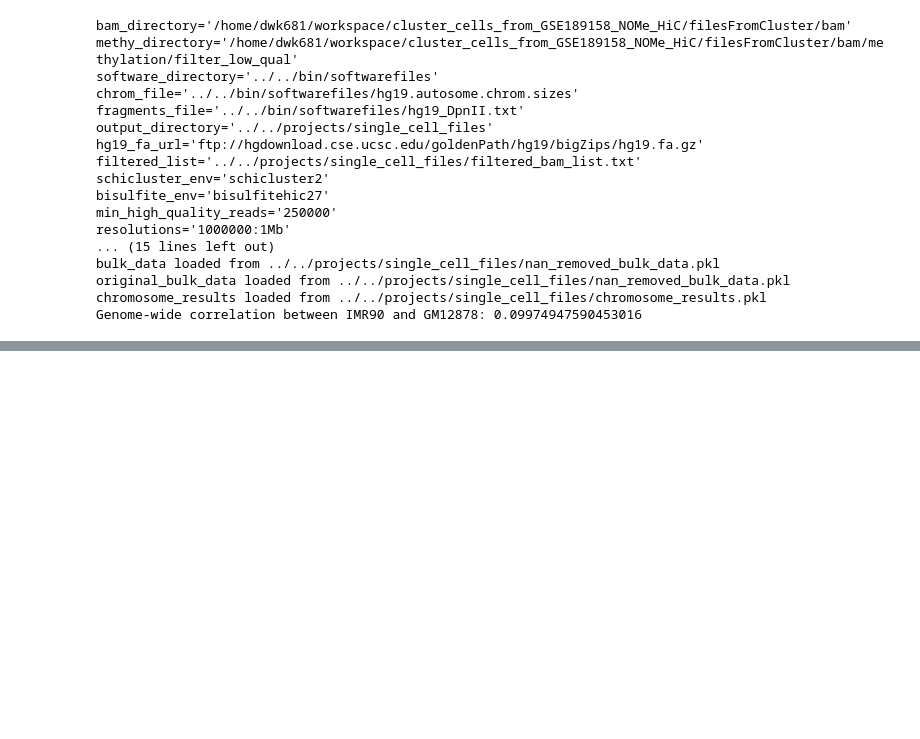
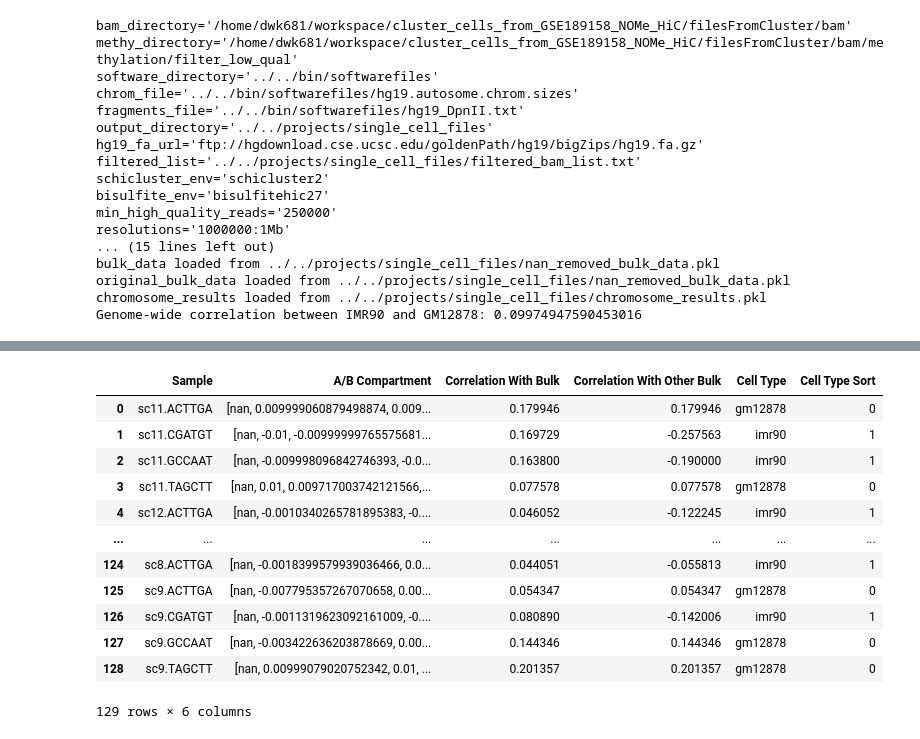
Before and after one commit to DavidWarrenKatz/Hypermatrix, a Jupyter notebook: utilities/single-cell/make_AB_compartments.ipynb, the cells around one changed output, grey strips where cells are left out. Drawn from its saved outputs; the diff is of its cells as text; code cells hidden in the pictures; blank space fills up the shorter version.

```diff
--- a/utilities/single-cell/make_AB_compartments.ipynb
+++ b/utilities/single-cell/make_AB_compartments.ipynb
@@ -157,4 +314,18 @@ for chr, corr in imr90_avg_corr.items():
 # %%
 chr = 1
-chromosome_results[f'chr{chr}']['Correlation With Bulk']
+chromosome_results[f'chr{chr}']
+# %% [output]
+|  | Sample | A/B Compartment | Correlation With Bulk | Correlation With Other Bulk | Cell Type | Cell Type Sort |
+| 0 | sc11.ACTTGA | [nan, 0.009999060879498874, 0.009... | 0.179946 | 0.179946 | gm12878 | 0 |
+| 1 | sc11.CGATGT | [nan, -0.01, -0.00999999765575681... | 0.169729 | -0.257563 | imr90 | 1 |
+| 2 | sc11.GCCAAT | [nan, -0.009998096842746393, -0.0... | 0.163800 | -0.190000 | imr90 | 1 |
+| 3 | sc11.TAGCTT | [nan, 0.01, 0.009717003742121566,... | 0.077578 | 0.077578 | gm12878 | 0 |
+| 4 | sc12.ACTTGA | [nan, -0.0010340265781895383, -0.... | 0.046052 | -0.122245 | imr90 | 1 |
+| ... | ... | ... | ... | ... | ... | ... |
+| 124 | sc8.ACTTGA | [nan, -0.0018399579939036466, 0.0... | 0.044051 | -0.055813 | imr90 | 1 |
+| 125 | sc9.ACTTGA | [nan, -0.007795357267070658, 0.00... | 0.054347 | 0.054347 | gm12878 | 0 |
+| 126 | sc9.CGATGT | [nan, -0.0011319623092161009, -0.... | 0.080890 | -0.142006 | imr90 | 1 |
+| 127 | sc9.GCCAAT | [nan, -0.003422636203878669, 0.00... | 0.144346 | 0.144346 | gm12878 | 0 |
+| 128 | sc9.TAGCTT | [nan, 0.00999079020752342, 0.01, ... | 0.201357 | 0.201357 | gm12878 | 0 |
+129 rows × 6 columns
 # %%
```
Also changed, not shown: parts of 8 cells of this notebook, 8 other files.
